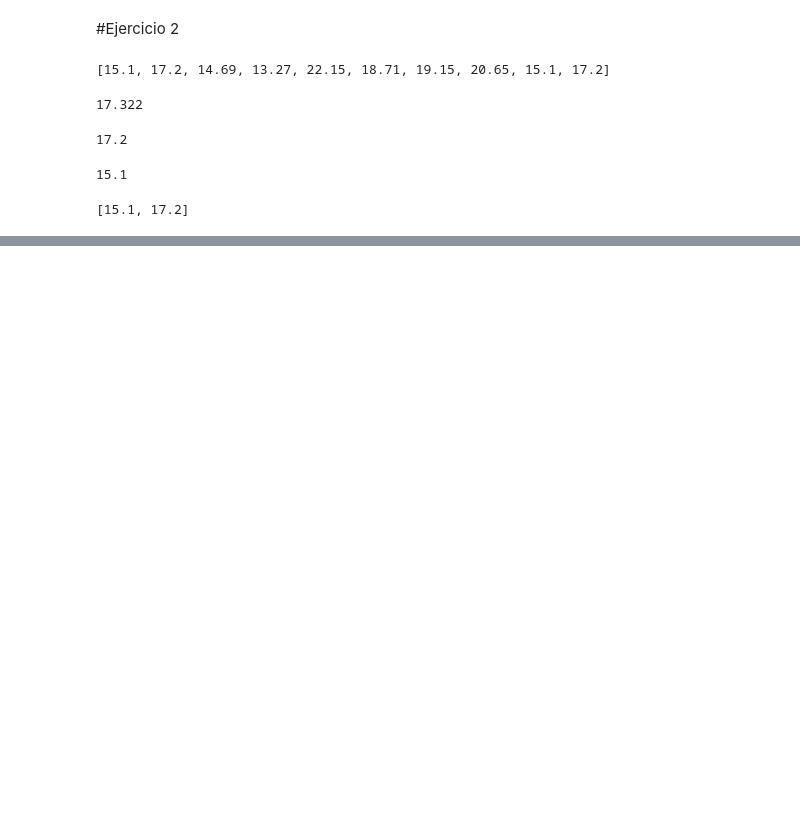
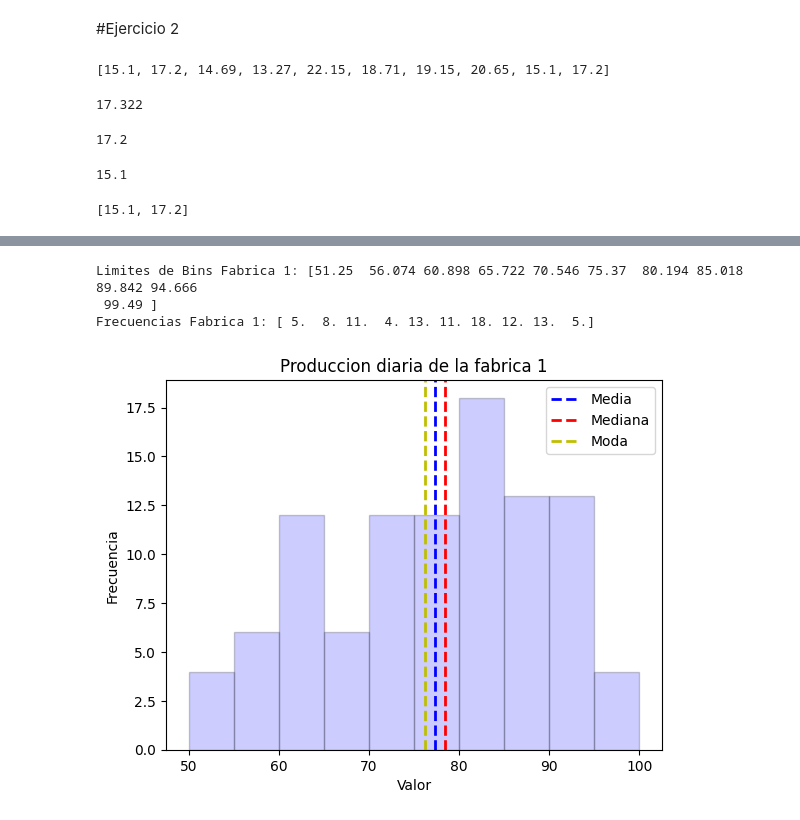
Before and after one commit to spacepirate07/Probabilidad-, a Jupyter notebook: PRO_U1_Practica1.ipynb, the cells around one changed output, grey strips where cells are left out. Saved outputs shown, nothing was run; the diff lists cells and outputs as text; code cells hidden in the pictures; blank space fills up the shorter version.

```diff
--- a/PRO_U1_Practica1.ipynb
+++ b/PRO_U1_Practica1.ipynb
@@ -362,0 +363,22 @@ plt.show()
+# %%
+# Mostrar los rangos y frecuencias
+counts1, bins1, patches1 = ax1.hist(fabrica1)
+print("Limites de Bins Fabrica 1:", bins1)
+print("Frecuencias Fabrica 1:", counts1)
+# %% [output]
+Limites de Bins Fabrica 1: [51.25  56.074 60.898 65.722 70.546 75.37  80.194 85.018 89.842 94.666
+ 99.49 ]
+Frecuencias Fabrica 1: [ 5.  8. 11.  4. 13. 11. 18. 12. 13.  5.]
+# %%
+rangos = [50,55,60,65,70,75,80,85,90,95,100] #definir rangos de bins
+plt.hist(fabrica1, bins=rangos, alpha=0.2, color='b', edgecolor="black")
+plt.axvline(media3, color='b', linestyle='dashed', linewidth=2, label='Media')
+plt.axvline(mediana3, color='r', linestyle='dashed', linewidth=2, label='Mediana')
+plt.axvline(moda5, color='y', linestyle='dashed', linewidth=2, label='Moda')
+plt.xlabel('Valor')
+plt.ylabel('Frecuencia')
+plt.title("Produccion diaria de la fabrica 1")
+plt.legend()
+plt.show()
+# %% [output]
+[figure, added]
```
Also changed, not shown: parts of 9 cells of this notebook.
